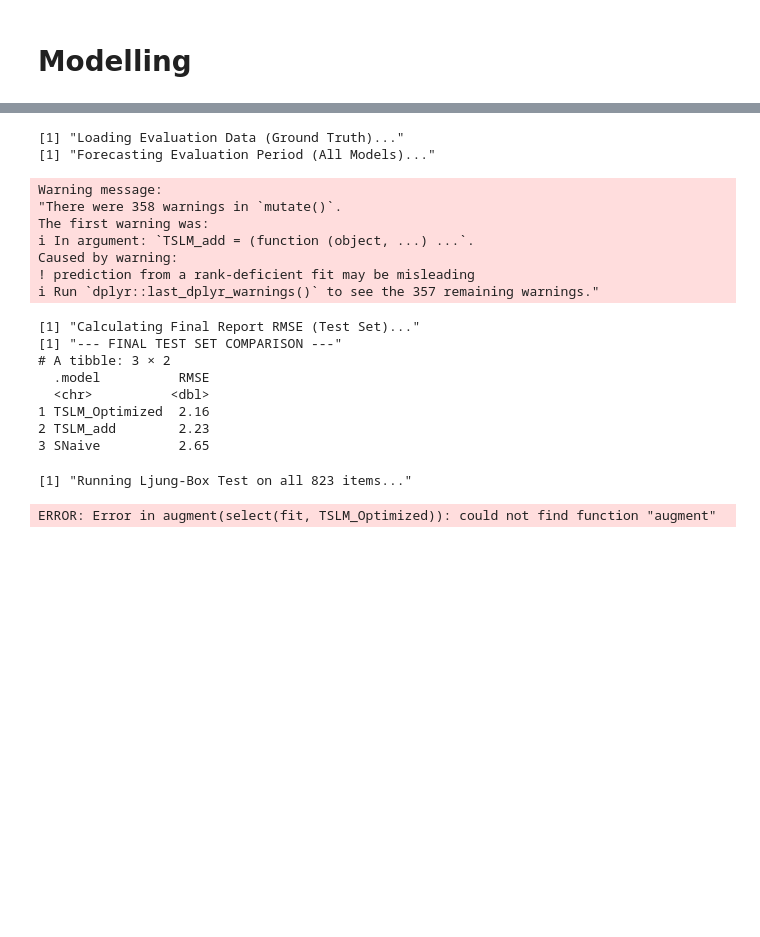
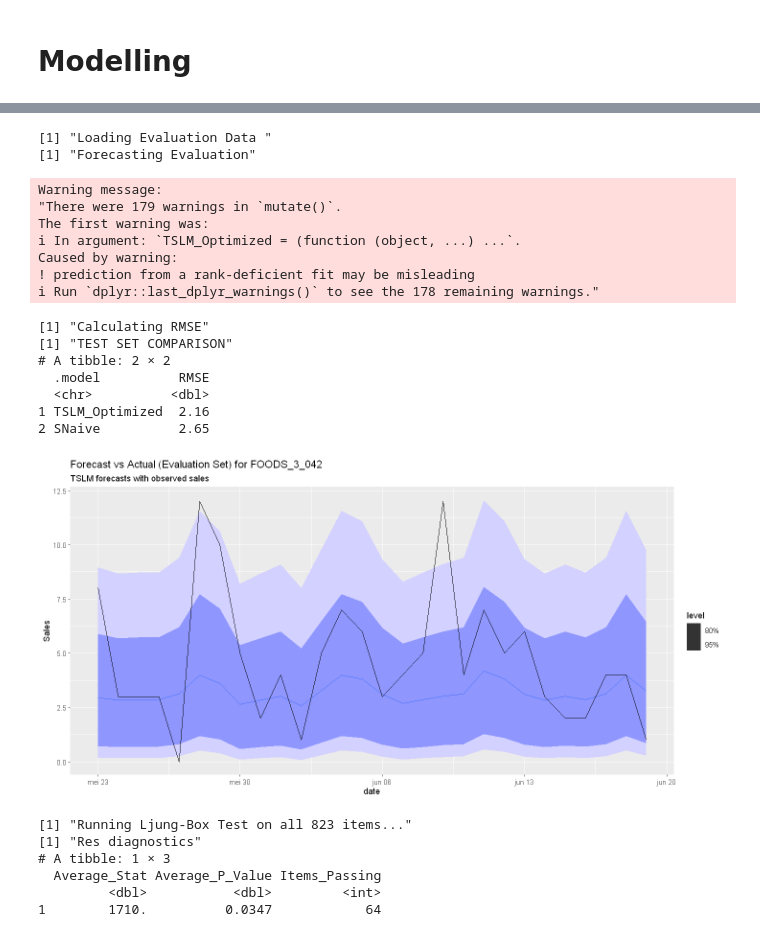
Before and after one commit to StenPaffen/AFCS_FinalProject, a Jupyter notebook: Final_project copy.ipynb, the cells around one changed output, grey strips where cells are left out. Drawn from its saved outputs; the diff is of its cells as text; code cells hidden in the pictures; blank space fills up the shorter version.

```diff
--- a/Final_project copy.ipynb
+++ b/Final_project copy.ipynb
@@ -375,6 +383,6 @@ Warning message:
 # %%
 #FINAL EVALUATION STEP
-print("Loading Evaluation Data (Ground Truth)...")
+print("Loading Evaluation Data ")
 
 #Load Eval file (d_1942 - d_1969)
 eval_raw <- read_csv("sales_test_evaluation_afcs_2025.csv", show_col_types = FALSE)
@@ -383,13 +391,13 @@ eval_raw <- read_csv("sales_test_evaluation_afcs_2025.csv", show_col_types = FAL
 eval_ts <- process_data(eval_raw, calendar, prices_raw)
 
 # Forecast evaluation period for ALL models
-print("Forecasting Evaluation Period (All Models)...")
+print("Forecasting Evaluation")
 
 fc_eval_all <- fit |>
   forecast(new_data = eval_ts)
 
 # Calculate RMSE per model
-print("Calculating Final Report RMSE (Test Set)...")
+print("Calculating RMSE")
 
 final_accuracy <- fc_eval_all |>
   accuracy(eval_ts) |>
@@ -397,26 +405,40 @@ final_accuracy <- fc_eval_all |>
   summarise(RMSE = mean(RMSE, na.rm = TRUE)) |>
   arrange(RMSE)
 
-print("--- FINAL TEST SET COMPARISON ---")
+print("TEST SET COMPARISON")
 print(final_accuracy)
 # %% [output]
-[1] "Loading Evaluation Data (Ground Truth)..."
-[1] "Forecasting Evaluation Period (All Models)..."
+[1] "Loading Evaluation Data "
+[1] "Forecasting Evaluation"
 Warning message:
-"There were 358 warnings in `mutate()`.
+"There were 179 warnings in `mutate()`.
 The first warning was:
-ℹ In argument: `TSLM_add = (function (object, ...) ...`.
+ℹ In argument: `TSLM_Optimized = (function (object, ...) ...`.
 Caused by warning:
 ! prediction from a rank-deficient fit may be misleading
-ℹ Run `dplyr::last_dplyr_warnings()` to see the 357 remaining warnings."
+ℹ Run `dplyr::last_dplyr_warnings()` to see the 178 remaining warnings."
-[1] "Calculating Final Report RMSE (Test Set)..."
-[1] "--- FINAL TEST SET COMPARISON ---"
-# A tibble: 3 × 2
+[1] "Calculating RMSE"
+[1] "TEST SET COMPARISON"
+# A tibble: 2 × 2
   .model          RMSE
   <chr>          <dbl>
 1 TSLM_Optimized  2.16
-2 TSLM_add        2.23
-3 SNaive          2.65
+2 SNaive          2.65
+# %%
+example_item <- unique(train_ts$item_id)[42]
+fc_eval_all |>
+  filter(item_id == example_item, .model == "TSLM_Optimized") |>
+  autoplot(
+    eval_ts |>
+      filter(item_id == example_item)
+  ) +
+  labs(
+    title = paste("Forecast vs Actual (Evaluation Set) for", example_item),
+    subtitle = "TSLM forecasts with observed sales",
+    y = "Sales"
+  )
+# %% [output]
+[figure, added]
 # %%
 print("Running Ljung-Box Test on all 823 items...")
 
@@ -425,7 +447,7 @@ aug_all <- fit |>
   select(TSLM_Optimized) |>
   augment()
 
-# Compute the test statistic for each item this creates a table with 823 rows
+# Compute the test statistic for each item
 lb_results <- aug_all |>
   features(.innov, ljung_box, lag = 14)
 
@@ -434,12 +456,16 @@ lb_summary <- lb_results |>
   summarise(
     Average_Stat = mean(lb_stat, na.rm = TRUE),
     Average_P_Value = mean(lb_pvalue, na.rm = TRUE),
-    # Count how many items actually "Passed" the test (p > 0.05)
+    # Count how many items actually pass the test (p > 0.05)
     Items_Passing = sum(lb_pvalue > 0.05, na.rm = TRUE)
   )
 
-print("--- GLOBAL RESIDUAL DIAGNOSTICS ---")
+print("Res diagnostics")
 print(lb_summary)
 # %% [output]
 [1] "Running Ljung-Box Test on all 823 items..."
+[1] "Res diagnostics"
+# A tibble: 1 × 3
+  Average_Stat Average_P_Value Items_Passing
+         <dbl>           <dbl>         <int>
+1        1710.          0.0347            64
-ERROR: Error in augment(select(fit, TSLM_Optimized)): could not find function "augment"
```
Also changed, not shown: parts of 7 cells of this notebook, 1 other file.
